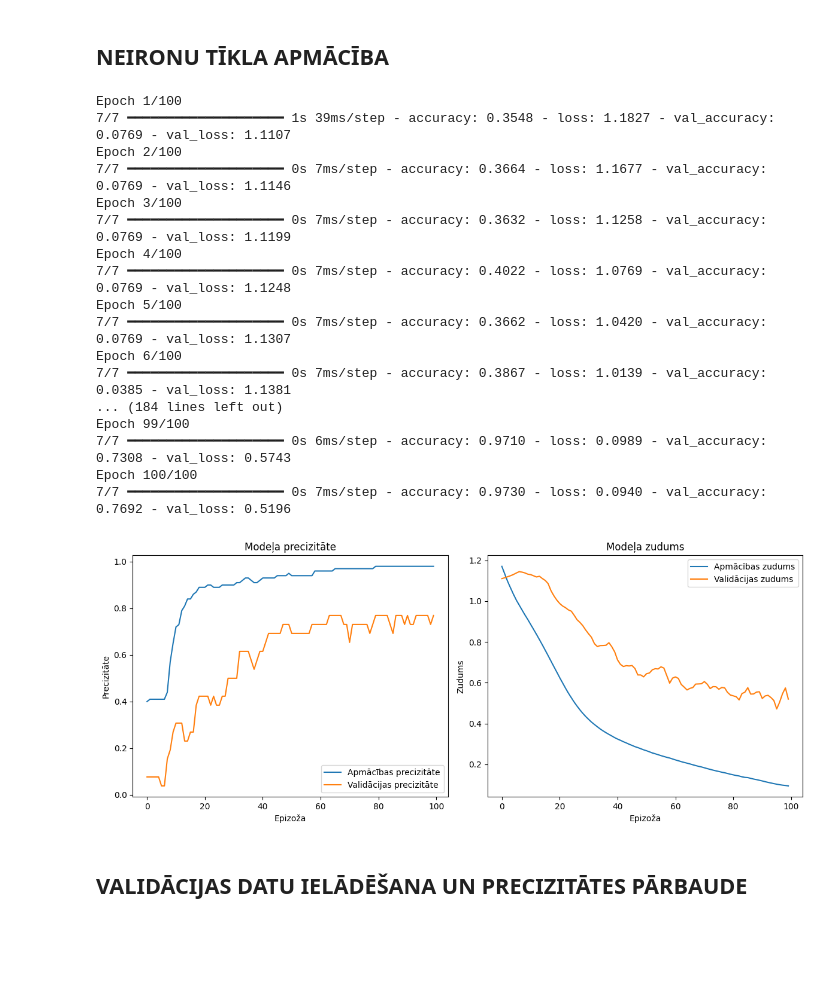
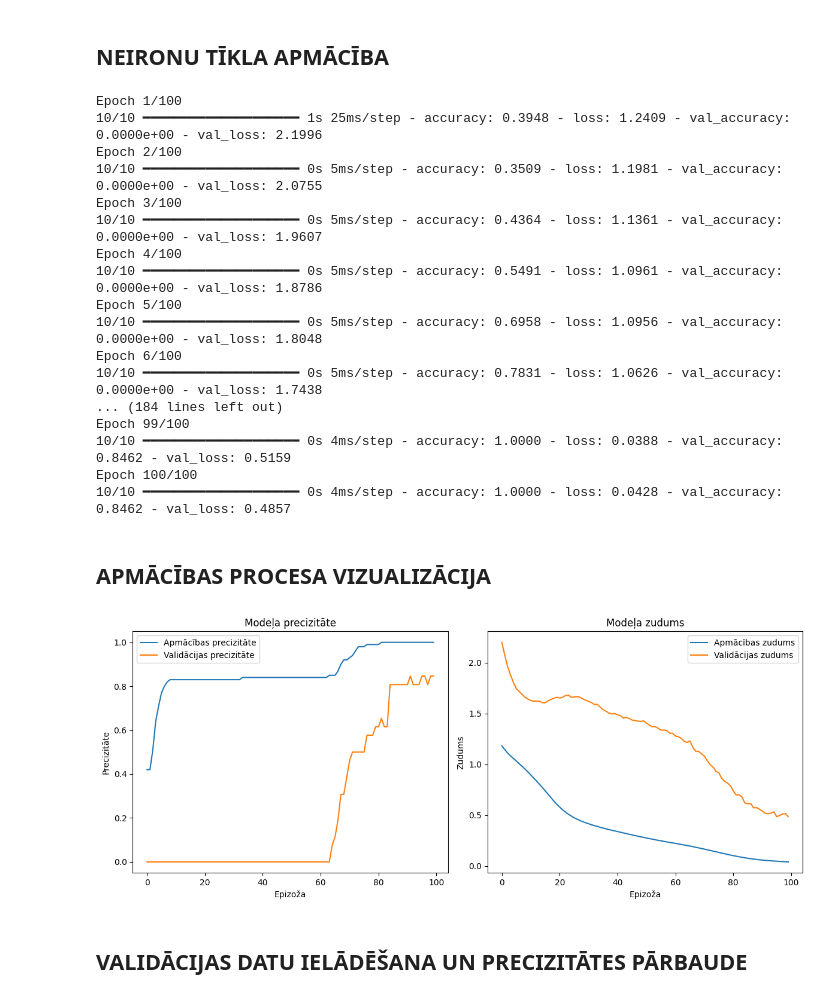
Before and after one commit to achenlv/ap08426-random, a Jupyter notebook: iris-code.ipynb, the cells around one changed output. Cells and saved outputs as stored; diff of their text form; code cells hidden in the pictures; blank space fills up the shorter version.

```diff
--- a/iris-code.ipynb
+++ b/iris-code.ipynb
@@ -183,59 +187,63 @@ Model: "sequential"
  Non-trainable params: 0 (0.00 B)
 # %% [markdown]
 ## NEIRONU TĪKLA APMĀCĪBA
+# %%
+# Apmācām neironu tīklu
+history = model.fit(
+    X_train_scaled,       # Standartizētie ieejas dati
+    y_train_onehot,       # One-hot kodētie mērķa dati
+    epochs=100,           # Apmācības epizožu skaits
+    batch_size=10,        # Partijas (batch) izmērs
+    validation_split=0.2, # 20% datu izmantot validācijai
+    verbose=1
+)
+# %% [output]
+Epoch 1/100
+10/10 ━━━━━━━━━━━━━━━━━━━━ 1s 25ms/step - accuracy: 0.3948 - loss: 1.2409 - val_accuracy: 0.0000e+00 - val_loss: 2.1996
+Epoch 2/100
+10/10 ━━━━━━━━━━━━━━━━━━━━ 0s 5ms/step - accuracy: 0.3509 - loss: 1.1981 - val_accuracy: 0.0000e+00 - val_loss: 2.0755
+Epoch 3/100
+10/10 ━━━━━━━━━━━━━━━━━━━━ 0s 5ms/step - accuracy: 0.4364 - loss: 1.1361 - val_accuracy: 0.0000e+00 - val_loss: 1.9607
+Epoch 4/100
+10/10 ━━━━━━━━━━━━━━━━━━━━ 0s 5ms/step - accuracy: 0.5491 - loss: 1.0961 - val_accuracy: 0.0000e+00 - val_loss: 1.8786
+Epoch 5/100
+10/10 ━━━━━━━━━━━━━━━━━━━━ 0s 5ms/step - accuracy: 0.6958 - loss: 1.0956 - val_accuracy: 0.0000e+00 - val_loss: 1.8048
+Epoch 6/100
+10/10 ━━━━━━━━━━━━━━━━━━━━ 0s 5ms/step - accuracy: 0.7831 - loss: 1.0626 - val_accuracy: 0.0000e+00 - val_loss: 1.7438
+... (184 lines left out)
+Epoch 99/100
+10/10 ━━━━━━━━━━━━━━━━━━━━ 0s 4ms/step - accuracy: 1.0000 - loss: 0.0388 - val_accuracy: 0.8462 - val_loss: 0.5159
+Epoch 100/100
+10/10 ━━━━━━━━━━━━━━━━━━━━ 0s 4ms/step - accuracy: 1.0000 - loss: 0.0428 - val_accuracy: 0.8462 - val_loss: 0.4857
+# %% [markdown]
+## APMĀCĪBAS PROCESA VIZUALIZĀCIJA
 # %%
-# Apmācām neironu tīklu
-history = model.fit(
-    X_train_scaled,       # Standartizētie ieejas dati
-    y_train_onehot,       # One-hot kodētie mērķa dati
-    epochs=100,           # Apmācības epizožu skaits
-    batch_size=16,        # Partijas (batch) izmērs
-    validation_split=0.2, # 20% datu izmantot validācijai
-    verbose=1
-)
 
-# Vizualizējam apmācības procesu
+# Apmācības procesa vizualizācija
 plt.figure(figsize=(12, 5))
 
 # Apmācības un validācijas precizitāte
 plt.subplot(1, 2, 1)
 plt.plot(history.history['accuracy'], label='Apmācības precizitāte')
 plt.plot(history.history['val_accuracy'], label='Validācijas precizitāte')
 plt.title('Modeļa precizitāte')
 plt.xlabel('Epizoža')
 plt.ylabel('Precizitāte')
 plt.legend()
 
 # Apmācības un validācijas zudums
 plt.subplot(1, 2, 2)
 plt.plot(history.history['loss'], label='Apmācības zudums')
 plt.plot(history.history['val_loss'], label='Validācijas zudums')
 plt.title('Modeļa zudums')
 plt.xlabel('Epizoža')
 plt.ylabel('Zudums')
 plt.legend()
 
 plt.tight_layout()
 plt.savefig('training_history.png')
 # %% [output]
-Epoch 1/100
-7/7 ━━━━━━━━━━━━━━━━━━━━ 1s 39ms/step - accuracy: 0.3548 - loss: 1.1827 - val_accuracy: 0.0769 - val_loss: 1.1107
-Epoch 2/100
-7/7 ━━━━━━━━━━━━━━━━━━━━ 0s 7ms/step - accuracy: 0.3664 - loss: 1.1677 - val_accuracy: 0.0769 - val_loss: 1.1146
-Epoch 3/100
-7/7 ━━━━━━━━━━━━━━━━━━━━ 0s 7ms/step - accuracy: 0.3632 - loss: 1.1258 - val_accuracy: 0.0769 - val_loss: 1.1199
-Epoch 4/100
-7/7 ━━━━━━━━━━━━━━━━━━━━ 0s 7ms/step - accuracy: 0.4022 - loss: 1.0769 - val_accuracy: 0.0769 - val_loss: 1.1248
-Epoch 5/100
-7/7 ━━━━━━━━━━━━━━━━━━━━ 0s 7ms/step - accuracy: 0.3662 - loss: 1.0420 - val_accuracy: 0.0769 - val_loss: 1.1307
-Epoch 6/100
-7/7 ━━━━━━━━━━━━━━━━━━━━ 0s 7ms/step - accuracy: 0.3867 - loss: 1.0139 - val_accuracy: 0.0385 - val_loss: 1.1381
-... (184 lines left out)
-Epoch 99/100
-7/7 ━━━━━━━━━━━━━━━━━━━━ 0s 6ms/step - accuracy: 0.9710 - loss: 0.0989 - val_accuracy: 0.7308 - val_loss: 0.5743
-Epoch 100/100
-7/7 ━━━━━━━━━━━━━━━━━━━━ 0s 7ms/step - accuracy: 0.9730 - loss: 0.0940 - val_accuracy: 0.7692 - val_loss: 0.5196
-[figure, old version]
+[figure, new version]
 # %% [markdown]
 ## VALIDĀCIJAS DATU IELĀDĒŠANA UN PRECIZITĀTES PĀRBAUDE
 # %%
```
Also changed, not shown: parts of 14 cells of this notebook.
